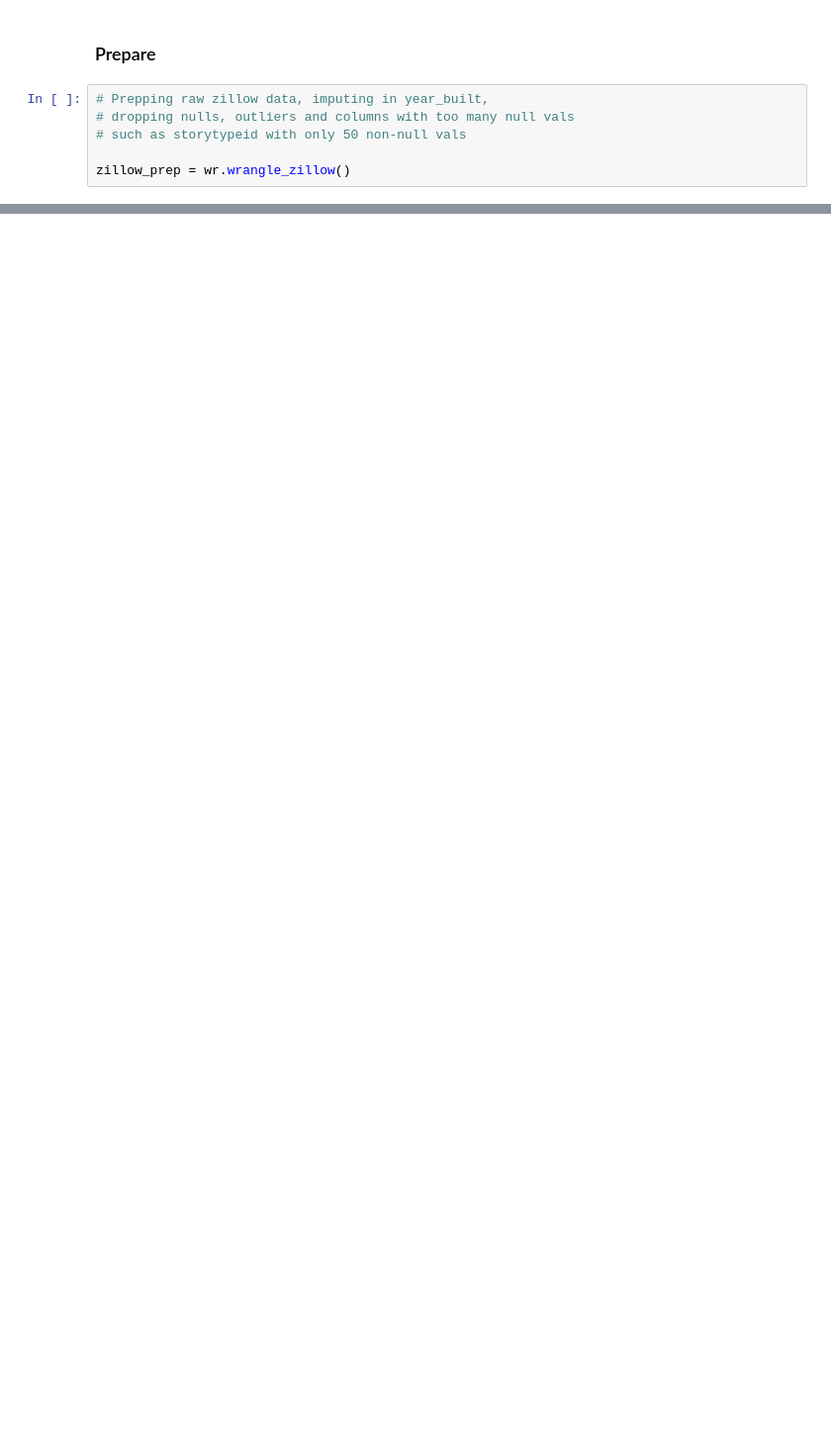
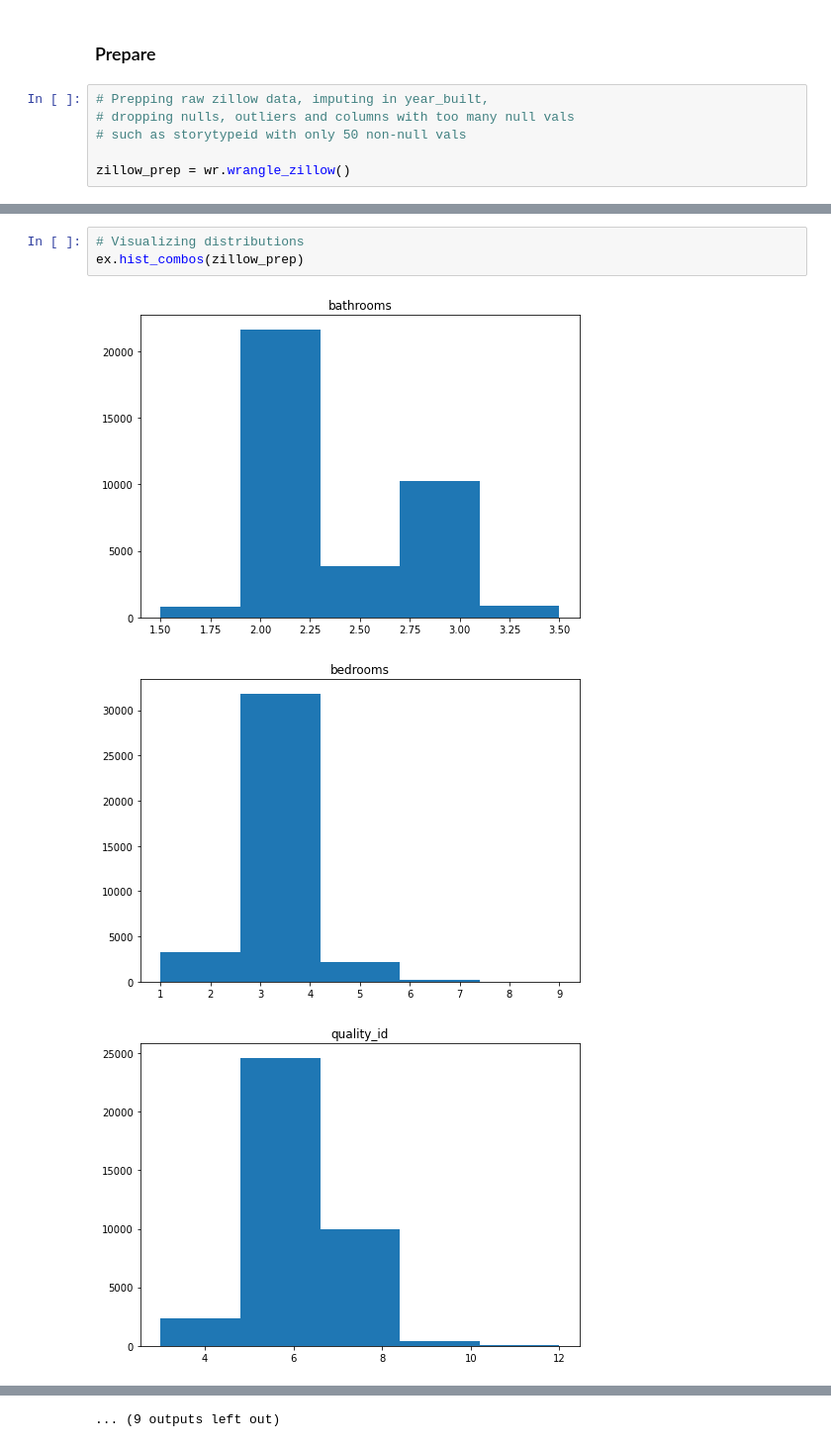
Before and after one commit to Marley-C-Robinson-99/Zillow-clustering, a Jupyter notebook: Scratch-notebook.ipynb, the cells around one changed output, grey strips where cells are left out. Shown: that part at 99% size. Saved outputs shown, nothing was run; the diff lists cells and outputs as text; blank space fills up the shorter version.

```diff
--- a/Scratch-notebook.ipynb
+++ b/Scratch-notebook.ipynb
@@ -159,2 +163,9 @@ tax_rate        4.935537e-01
 month_sold      8.000000e+00
 ============================================
+# %%
+# Visualizing distributions
+ex.hist_combos(zillow_prep)
+# %% [output]
+[figure, added]
+[figure, added]
+[figure, added]
@@ -160,0 +181 @@ month_sold      8.000000e+00
+... (9 outputs left out)
```
Also changed, not shown: parts of 85 cells of this notebook, 5 other files.
